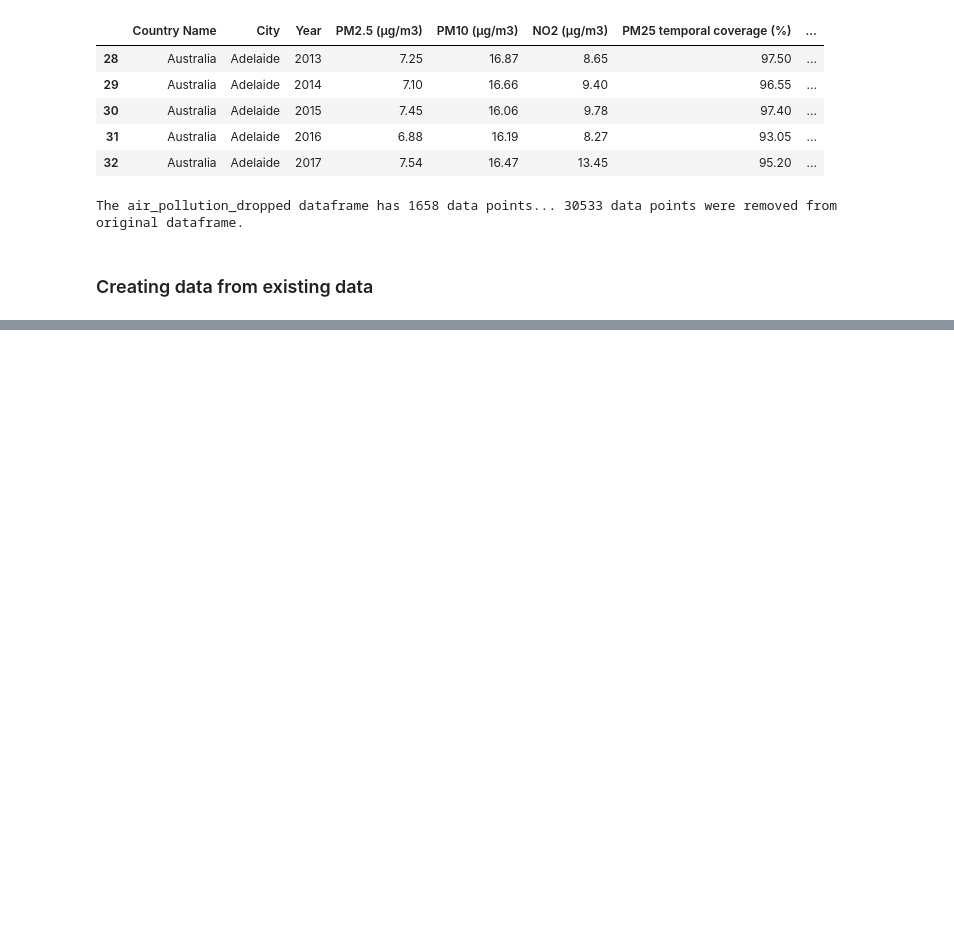
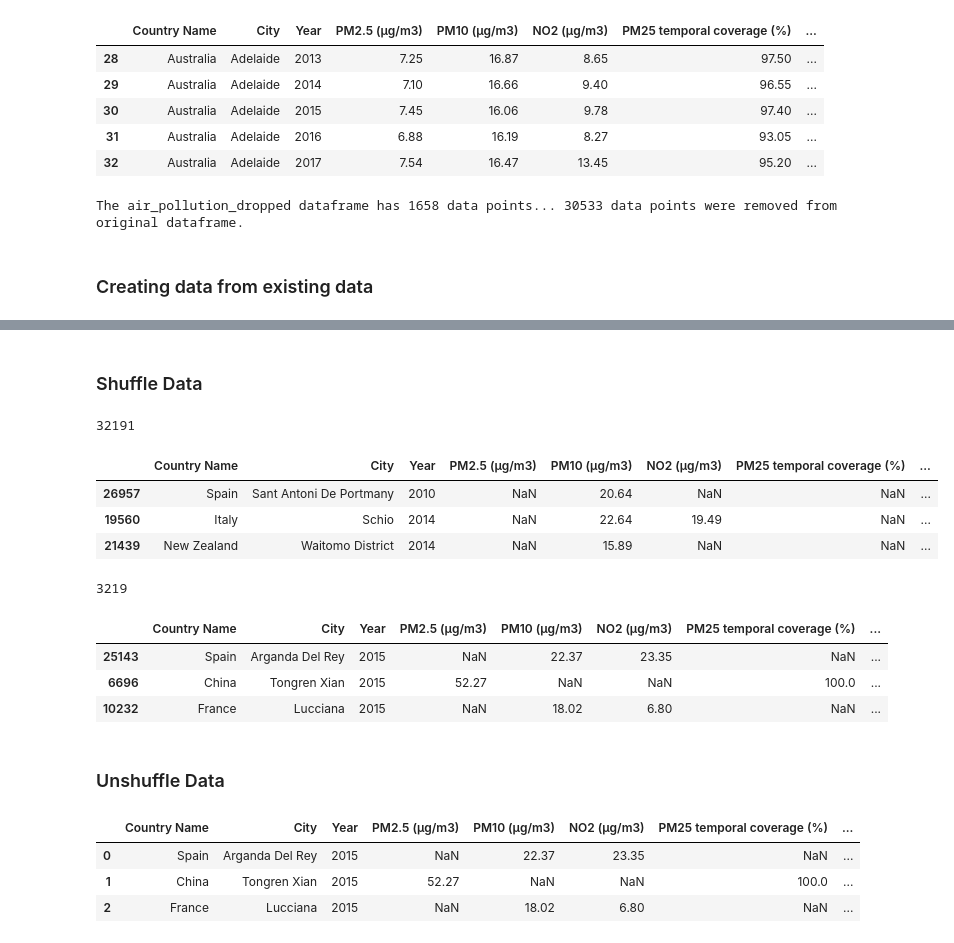
Before and after one commit to ashleyncasanova/air-quality-project, a Jupyter notebook: air-pollution.ipynb, the cells around one changed output, grey strips where cells are left out. Saved outputs shown, nothing was run; the diff lists cells and outputs as text; code cells hidden in the pictures; blank space fills up the shorter version.

```diff
--- a/air-pollution.ipynb
+++ b/air-pollution.ipynb
@@ -323,0 +347,29 @@ air_pollution_dropped.to_csv('air-pollution-dropped.csv')
+# %% [markdown]
+### Shuffle Data
+# %%
+air_pollution_shuffled = air_pollution.sample(frac=1)
+len(air_pollution_shuffled)
+# %% [output]
+32191
+# %%
+air_pollution_shuffled.head(3)
+# %% [output]
+|  | Country Name | City | Year | PM2.5 (μg/m3) | PM10 (μg/m3) | NO2 (μg/m3) | PM25 temporal coverage (%) | ... |
+| 26957 | Spain | Sant Antoni De Portmany | 2010 | NaN | 20.64 | NaN | NaN | ... |
+| 19560 | Italy | Schio | 2014 | NaN | 22.64 | 19.49 | NaN | ... |
+| 21439 | New Zealand | Waitomo District | 2014 | NaN | 15.89 | NaN | NaN | ... |
+# %%
+# Only select 10% of data
+air_pollution_shuffled = air_pollution.sample(frac=0.1)
+len(air_pollution_shuffled)
+# %% [output]
+3219
+# %%
+air_pollution_shuffled.head(3)
+# %% [output]
+|  | Country Name | City | Year | PM2.5 (μg/m3) | PM10 (μg/m3) | NO2 (μg/m3) | PM25 temporal coverage (%) | ... |
+| 25143 | Spain | Arganda Del Rey | 2015 | NaN | 22.37 | 23.35 | NaN | ... |
+| 6696 | China | Tongren Xian | 2015 | 52.27 | NaN | NaN | 100.0 | ... |
+| 10232 | France | Lucciana | 2015 | NaN | 18.02 | 6.80 | NaN | ... |
+# %% [markdown]
+### Unshuffle Data
@@ -323,0 +379,7 @@ air_pollution_dropped.to_csv('air-pollution-dropped.csv')
+# %%
+air_pollution_shuffled.head(3)
+# %% [output]
+|  | Country Name | City | Year | PM2.5 (μg/m3) | PM10 (μg/m3) | NO2 (μg/m3) | PM25 temporal coverage (%) | ... |
+| 0 | Spain | Arganda Del Rey | 2015 | NaN | 22.37 | 23.35 | NaN | ... |
+| 1 | China | Tongren Xian | 2015 | 52.27 | NaN | NaN | 100.0 | ... |
+| 2 | France | Lucciana | 2015 | NaN | 18.02 | 6.80 | NaN | ... |
```
Also changed, not shown: parts of 7 cells of this notebook, 2 other files.
